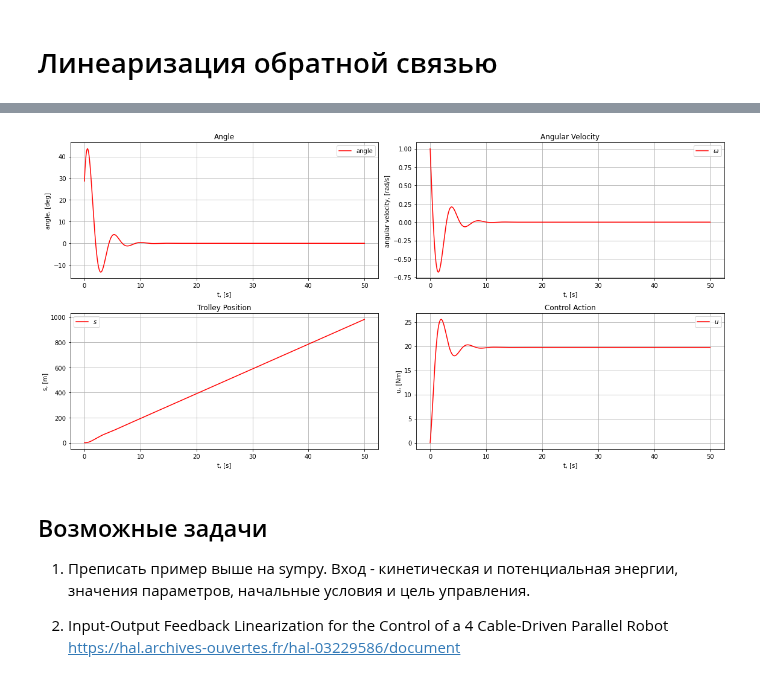
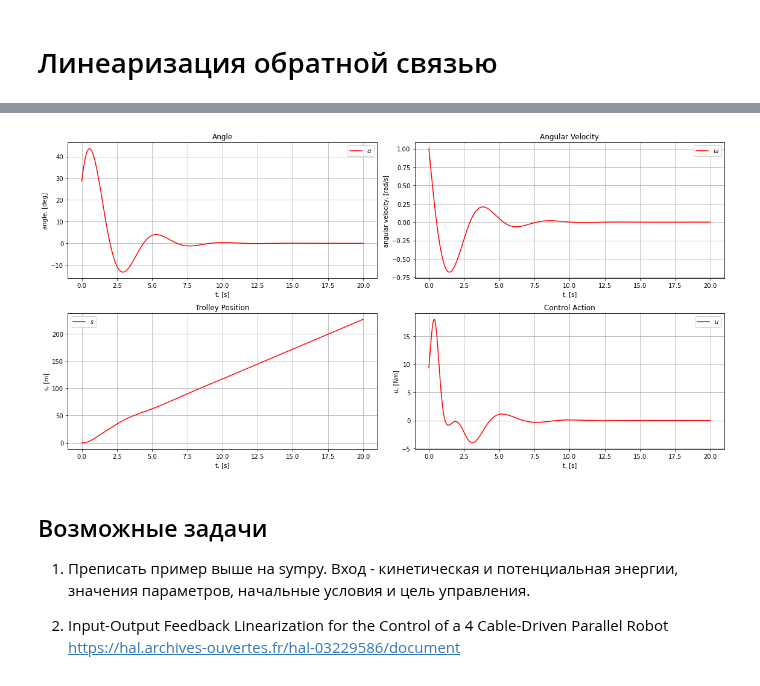
Before and after one commit to DPritykin/Control-Theory-Course, a Jupyter notebook: Term 2 Nonlinear Dynamics and Control/Lecture Jupyter Notebooks/Lecture 4 Feedback Linearization.ipynb, the cells around one changed output, grey strips where cells are left out. Cells and saved outputs as stored; diff of their text form; code cells hidden in the pictures.

```diff
--- a/Term 2 Nonlinear Dynamics and Control/Lecture Jupyter Notebooks/Lecture 4 Feedback Linearization.ipynb
+++ b/Term 2 Nonlinear Dynamics and Control/Lecture Jupyter Notebooks/Lecture 4 Feedback Linearization.ipynb
@@ -78,0 +60,19 @@ $$\ddot{\alpha} + k_1\dot{\alpha} + k_0\alpha = 0$$
+# %%
+M, m, g, l, t = symbols('M, m, g, l, t')
+a = Function('alpha')(t)
+w = Function('omega')(t)
+s = Function('s')(t)
+v = Function('v')(t)
+
+V = Function('V')
+V = 0.5 * (M + m)* (s.diff(t))**2 + 0.5 * m * l**2 * a.diff(t)**2 + m * l * s.diff(t) * a.diff(t) * cos(a)
+
+U = Function('U')
+U = m * g * l * cos(a)
+
+L = V - U
+
+eqwA = euler_equations(L, a, t)
+eqwS = euler_equations(L, s, t)
+display(eqwA)
+display(eqwS)
@@ -89,7 +149,7 @@ def control(x, p):
     k1 = a**2
     k0 = 2 * a;
 
-    u = ((p.M + p.m) * p.g * sinA - p.m *p.l * x[1]**2 * sinA * cosA + p.l * (p.M + p.m * sinA**2) * (k1 * x[1] + k0 * x[0])) / np.cos(x[0])
+    u = ((p.M + p.m) * (p.g + x[1] * x[3]) * sinA - p.m *p.l * x[1]**2 * sinA * cosA + p.l * (p.M + p.m * sinA**2) * (k1 * x[1] + k0 * x[0])) / np.cos(x[0])
     return u
 
 def rhs(t, x, p):
@@ -102,9 +162,9 @@ def rhs(t, x, p):
     x_dot = np.zeros(4)
 
     x_dot[0] = x[1]
-    x_dot[1] = ( (p.M + p.m) * p.g * sinA - p.m *p.l * x[1]**2 * sinA * cosA - u * cosA ) / (p.M + p.m * sinA**2) / p.l
+    x_dot[1] = ( (p.M + p.m) * (p.g + x[1]*x[3]) * sinA - p.m *p.l * x[1]**2 * sinA * cosA - u * cosA ) / (p.M + p.m * sinA**2) / p.l
     x_dot[2] = x[3]
-    x_dot[3]=  ( -p.m * p.g * sinA * cosA + p.m * p.l * x[1]**2 * sinA + u ) / (p.M + p.m * sinA**2) / p.l
+    x_dot[3]=  ( -p.m * (p.g + x[1]*x[3]) * sinA * cosA + p.m * p.l * x[1]**2 * sinA + u ) / (p.M + p.m * sinA**2) / p.l
 
     return x_dot
 # %%
@@ -120,7 +180,7 @@ param.l = 0.5
 x_0 = np.array([0.5, 1., 0., 0.])
 
 t0 = 0.
-tf = 50.
+tf = 20.
 t_eval = np.arange(t0, tf, 0.01)
 
 sol = solve_ivp(lambda t, x: rhs(t, x, param), (t0, tf), x_0, t_eval = t_eval)
@@ -136,42 +196,42 @@ fig1 = plt.figure(figsize=(16,8))
 ax1 = fig1.add_subplot(2,2,1)
 
 ax1.set_title("Angle")
-ax1.plot(t, x[:, 0] * 180. / np.pi, label = 'angle', color = 'red')
+ax1.plot(t, x[:, 0] * 180. / np.pi, label = r'$ \alpha $', color = 'red')
 ax1.set_ylabel(r'angle, [deg]')
 ax1.set_xlabel(r't, [s]')
 ax1.grid(True)
 ax1.legend()
 
 ax2 = fig1.add_subplot(2,2,2)
 
 ax2.set_title("Angular Velocity")
 ax2.plot(t, x[:,1], label = '$\omega$', color = 'red')
 ax2.set_ylabel(r'angular velocity, [rad/s]')
 ax2.set_xlabel(r't, [s]')
 ax2.grid(True)
 ax2.legend()
 
 ax3 = fig1.add_subplot(2,2,3)
 
 ax3.set_title("Trolley Position")
 ax3.plot(t, x[:,2], label = '$s$', color = 'red')
 ax3.set_ylabel(r's, [m]')
 ax3.set_xlabel(r't, [s]')
 ax3.grid(True)
 ax3.legend()
 
 ax4 = fig1.add_subplot(2,2,4)
 
 ax4.set_title("Control Action")
-ax4.plot(t, x[:,3], label = '$u$', color = 'red')
+ax4.plot(t, u, label = '$u$', color = 'red')
 ax4.set_ylabel(r'u, [Nm]')
 ax4.set_xlabel(r't, [s]')
 ax4.grid(True)
 ax4.legend()
 
 plt.tight_layout()
 # %% [output]
-[figure, old version]
+[figure, new version]
 # %% [markdown]
 ## Возможные задачи
 
```
Also changed, not shown: parts of 5 cells of this notebook.
